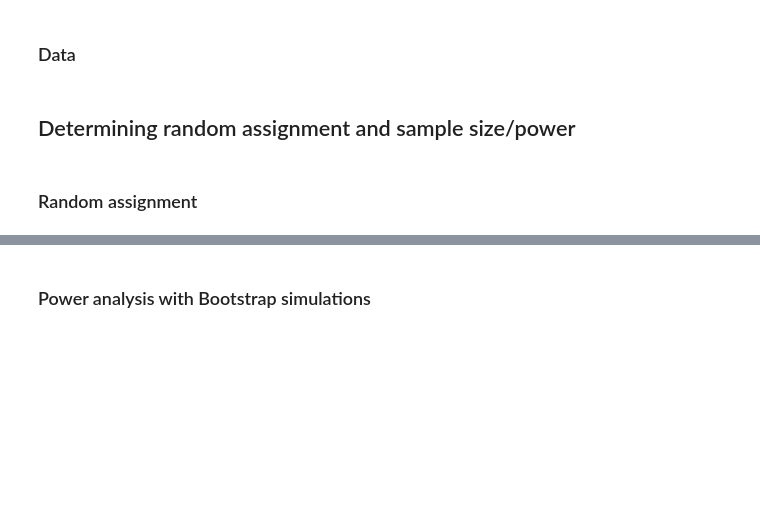
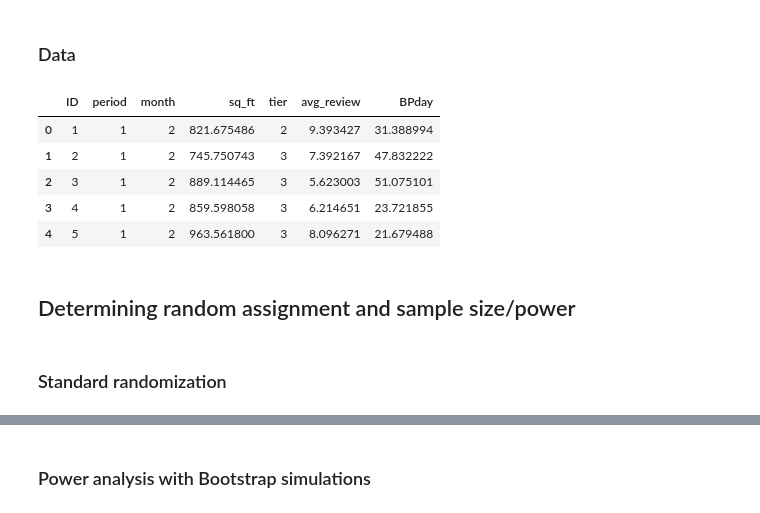
Before and after one commit to BuissonFlorent/BehavioralDataAnalysis, a Jupyter notebook: Chapter 9 - Stratified Randomization/ch09.ipynb, the cells around one changed output, grey strips where cells are left out. Cells and saved outputs as stored; diff of their text form; code cells hidden in the pictures; blank space fills up the shorter version.

```diff
--- a/Chapter 9 - Stratified Randomization/ch09.ipynb
+++ b/Chapter 9 - Stratified Randomization/ch09.ipynb
@@ -23,8 +23,25 @@ from sklearn.preprocessing import OneHotEncoder
 # %%
 ##### Loading the data #####
 hist_data_df = pd.read_csv('chap9-historical_data.csv')
 exp_data_df = pd.read_csv('chap9-experimental_data.csv')
+
+### Minor data formatting
+
+# Reformating categorical and id variables
+hist_data_df['tier'] = pd.Categorical(hist_data_df.tier, categories=[3,2,1], ordered = True)
+hist_data_df['ID'] = hist_data_df.ID.astype(str)
+exp_data_df['tier'] = pd.Categorical(exp_data_df.tier, categories=[3,2,1], ordered = True)
+exp_data_df['ID'] = exp_data_df.ID.astype(str)
+
+hist_data_df.head()
+# %% [output]
+|  | ID | period | month | sq_ft | tier | avg_review | BPday |
+| 0 | 1 | 1 | 2 | 821.675486 | 2 | 9.393427 | 31.388994 |
+| 1 | 2 | 1 | 2 | 745.750743 | 3 | 7.392167 | 47.832222 |
+| 2 | 3 | 1 | 2 | 889.114465 | 3 | 5.623003 | 51.075101 |
+| 3 | 4 | 1 | 2 | 859.598058 | 3 | 6.214651 | 23.721855 |
+| 4 | 5 | 1 | 2 | 963.561800 | 3 | 8.096271 | 21.679488 |
 # %% [markdown]
 ## Determining random assignment and sample size/power
 # %% [markdown]
-### Random assignment
+### Standard randomization
```
Also changed, not shown: parts of 12 cells of this notebook, 4 other files.
